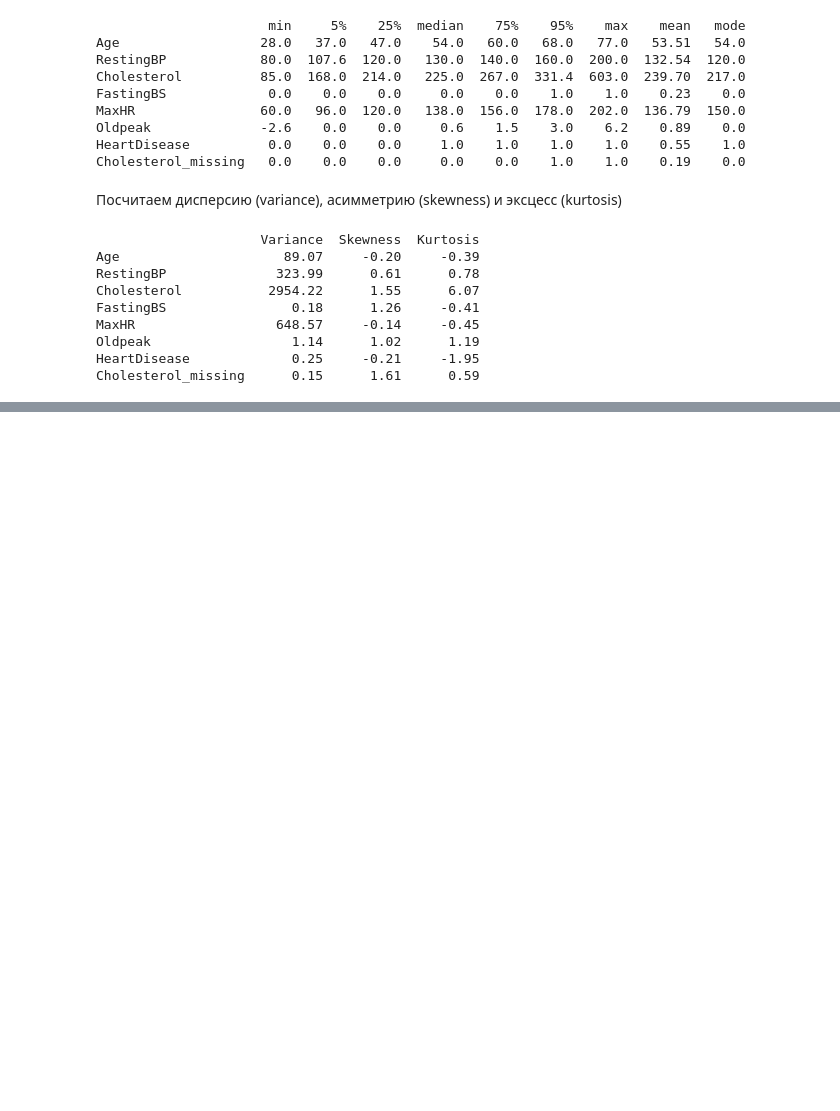
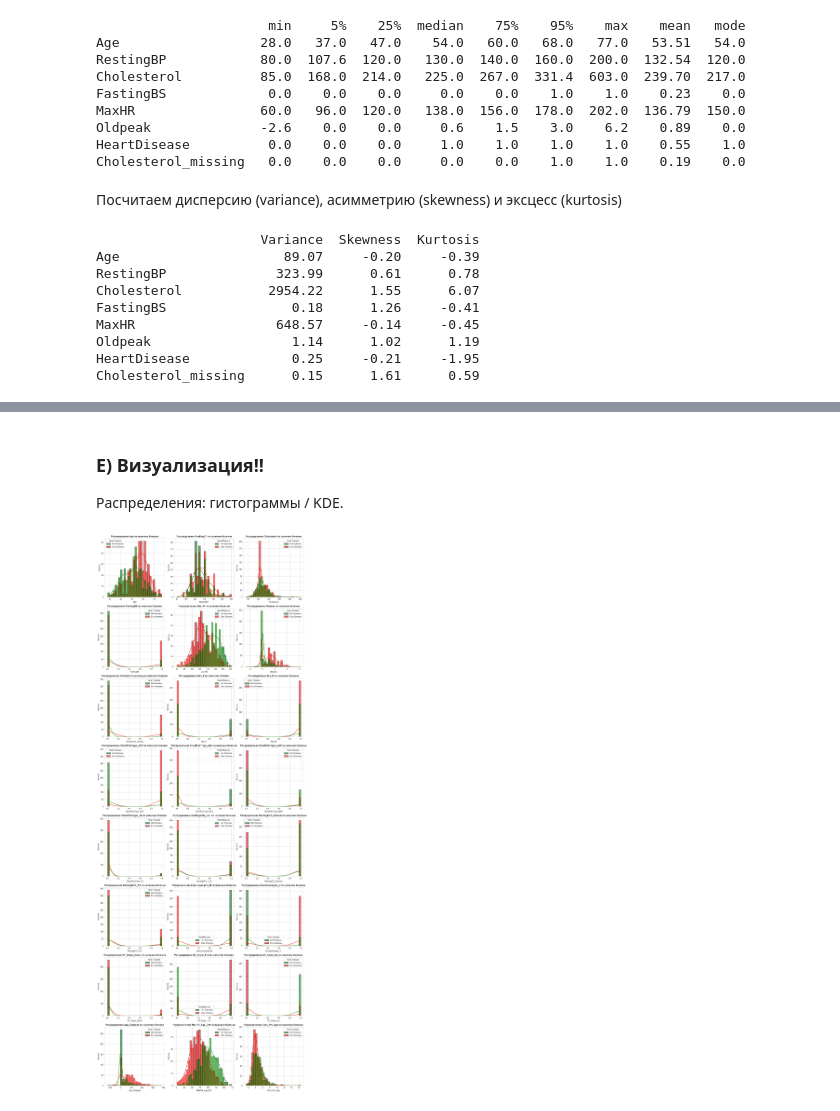
Before and after one commit to kybik0606/FPMI_ML_Course, a Jupyter notebook: hw02_eda/hm02_eda.ipynb, the cells around one changed output, grey strips where cells are left out. Saved outputs shown, nothing was run; the diff lists cells and outputs as text; code cells hidden in the pictures; blank space fills up the shorter version.

Commit message:
hm02: end first EDA

```diff
--- a/hw02_eda/hm02_eda.ipynb
+++ b/hw02_eda/hm02_eda.ipynb
@@ -252,0 +314,6 @@ Cholesterol_missing      0.15      1.61      0.59
+# %%
+df_encoded = pd.get_dummies(df, columns=сat_cols, drop_first=False, dtype=int)
+
+print("\n После кодирования:")
+print(df_encoded.head())
+print(f"\nРазмерность изменилась: {df.shape} → {df_encoded.shape}")
@@ -252,0 +339,13 @@ Cholesterol_missing      0.15      1.61      0.59
+# %%
+df_features = df_encoded.copy()
+
+# Признак 1: Произведение возраста и Oldpeak (чем старше + выше депрессия = хуже)
+df_features["Age_Oldpeak"] = df_features["Age"] * df_features["Oldpeak"]
+
+# Признак 2: Разница между MaxHR и возрастом
+df_features["MaxHR_Age_Diff"] = df_features["MaxHR"] - df_features["Age"]
+
+# Признак 3: Отношение холестерина к возрасту
+df_features['Chol_Per_Age'] = df['Cholesterol'] / (df['Age'] + 1e-5)  # защита от деления на 0
+
+df = df_features.copy()
@@ -252,0 +366,46 @@ Cholesterol_missing      0.15      1.61      0.59
+# %% [markdown]
+### E) Визуализация!!
+
+Распределения: гистограммы / KDE.
+# %%
+sns.set_style("whitegrid")
+plt.rcParams['figure.figsize'] = (20, 10)
+
+num_cols = df.select_dtypes(include=[np.number]).columns.tolist()
+
+if 'HeartDisease' in num_cols:
+    num_cols.remove('HeartDisease')
+
+# Создаем сетку графиков
+n_cols = 3
+n_rows = (len(num_cols) + n_cols - 1) // n_cols
+fig, axes = plt.subplots(n_rows, n_cols, figsize=(15, 5*n_rows))
+axes = axes.flatten()
+
+for i, col in enumerate(num_cols):
+    if i < len(axes):
+        # Гистограмма с KDE и разделением по целевому признаку
+        sns.histplot(data=df, x=col, hue='HeartDisease', kde=True,
+                     ax=axes[i], palette=['green', 'red'],
+                     alpha=0.6, bins=30, edgecolor='black')
+
+        # Настройка заголовка и подписей
+        axes[i].set_title(f'Распределение {col} по наличию болезни',
+                         fontsize=12, fontweight='bold')
+        axes[i].set_xlabel(col, fontsize=10)
+        axes[i].set_ylabel('Частота', fontsize=10)
+
+        legend = axes[i].legend_
+        if legend:
+            legend.set_title('Heart Disease')
+            for text, label in zip(legend.get_texts(), ['Нет болезни', 'Есть болезнь']):
+                text.set_text(label)
+
+# Скрываем лишние графики
+for j in range(len(num_cols), len(axes)):
+    axes[j].set_visible(False)
+
+plt.tight_layout()
+plt.show()
+# %% [output]
+[figure, added]
```
Also changed, not shown: parts of 24 cells of this notebook.
